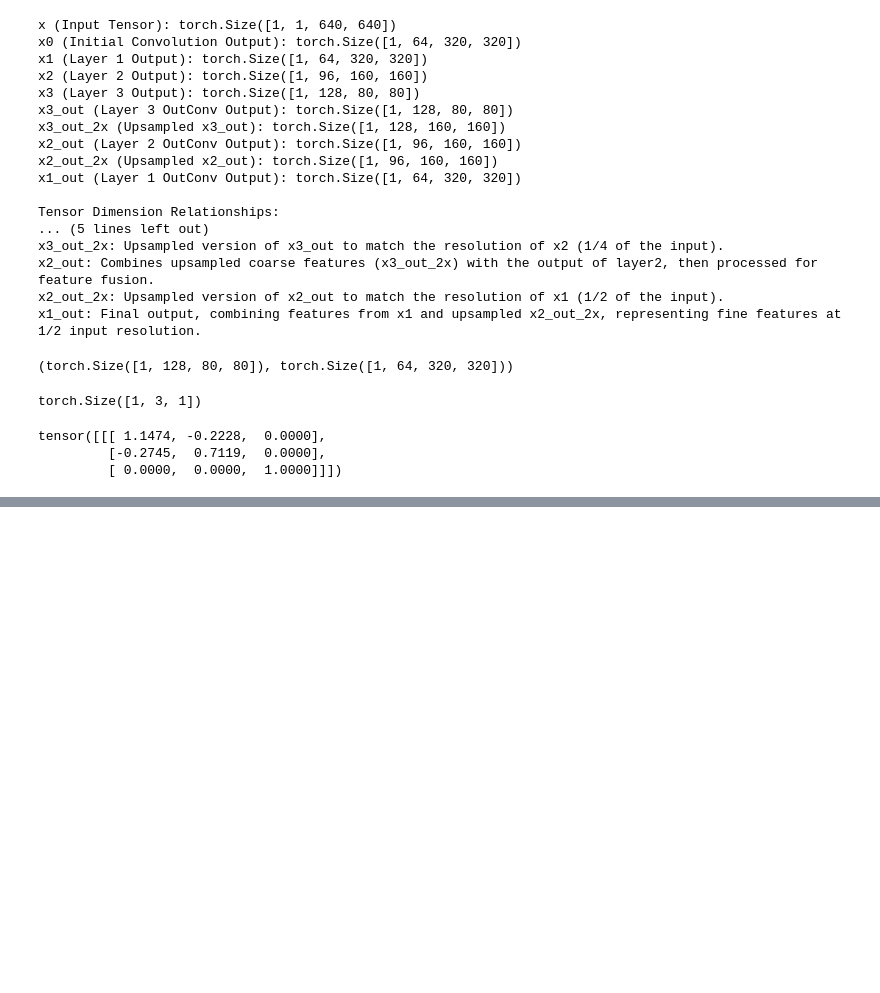
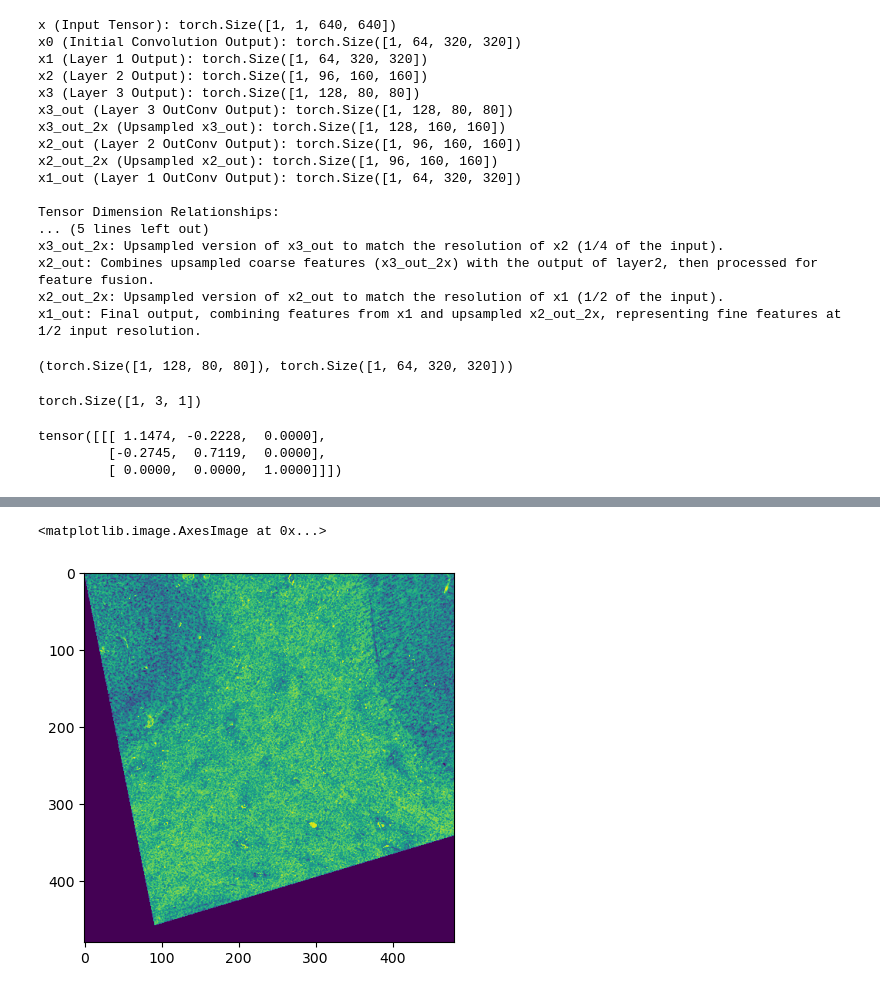
Before and after one commit to rorinr/HyperBrain, a Jupyter notebook: test.ipynb, the cells around one changed output, grey strips where cells are left out. Cells and saved outputs as stored; diff of their text form; code cells hidden in the pictures; blank space fills up the shorter version.

```diff
--- a/test.ipynb
+++ b/test.ipynb
@@ -500,0 +504,8 @@ Text(0.5, 1.0, 'Image 2')
+# %%
+transformation_matrix = torch.Tensor([[1, 0.2, 0.01], [-0.3, 1, 0.01], [0, 0.0001, 1]])
+# %%
+perspective_img = warp_perspective(src=image_1_crop.unsqueeze(0), M=transformation_matrix.unsqueeze(0), dsize=(480, 480), mode='nearest')
+plt.imshow(perspective_img[0, 0])
+# %% [output]
+<matplotlib.image.AxesImage at 0x...>
+[figure, added]
```
Also changed, not shown: parts of 12 cells of this notebook.
